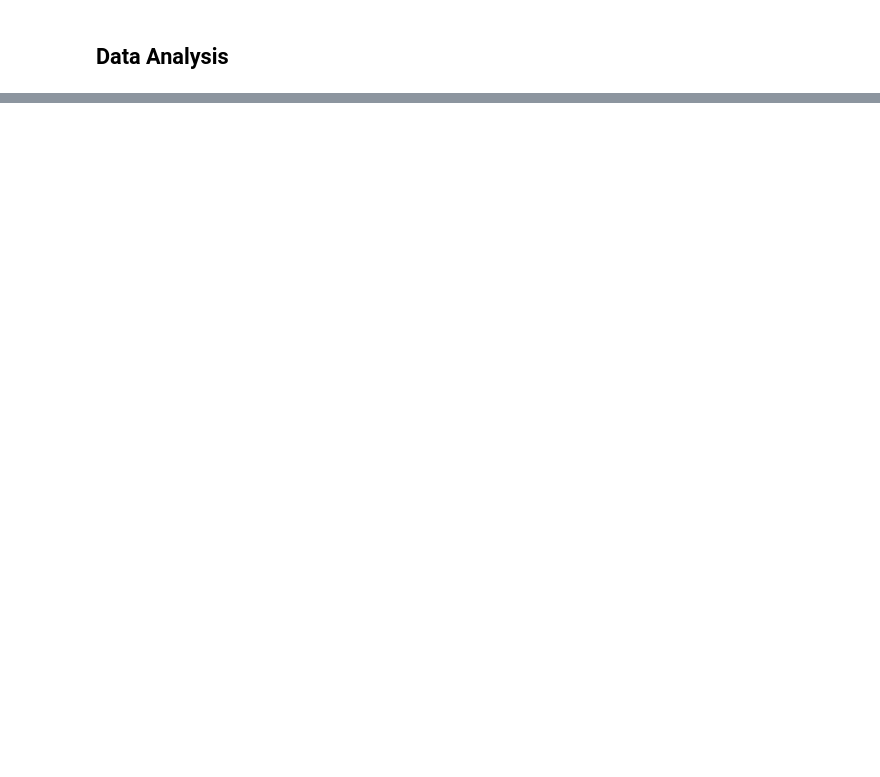
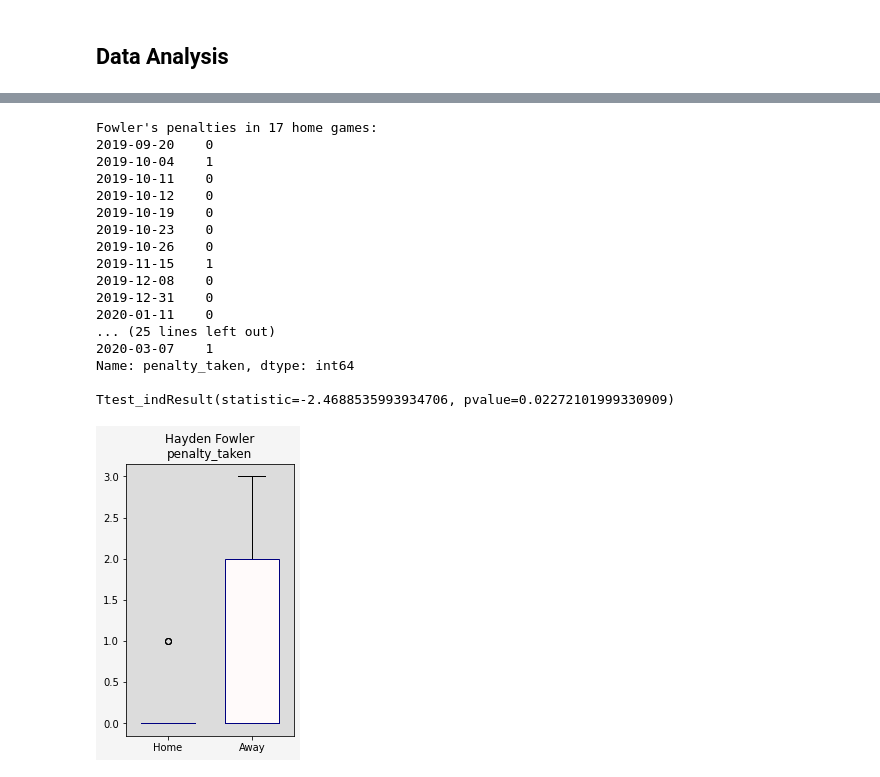
Before and after one commit to shawd420/Big-Data-Cup-2021, a Jupyter notebook: player_circadian_effect.ipynb, the cells around one changed output, grey strips where cells are left out. Drawn from its saved outputs; the diff is of its cells as text; code cells hidden in the pictures; blank space fills up the shorter version.

Commit message:
ttests for all indivudal player stats between homevaway games

```diff
--- a/player_circadian_effect.ipynb
+++ b/player_circadian_effect.ipynb
@@ -214,0 +177,23 @@ df_player_avg_diff
+# %%
+def draw_boxplot(sig_results, df_home, df_away, player_name):
+    for c in sig_results:
+        fig = plt.figure(figsize=(3,5))
+        fig.patch.set_facecolor('whitesmoke')
+        fig.add_subplot(111).patch.set_facecolor('gainsboro')
+        data = [df_home[c], df_away[c]]
+        ax = plt.boxplot(data,
+                            widths=0.65,
+#                             notch=True,
+                            boxprops=dict(color='navy'),
+                            medianprops=dict(color='navy'),
+                            patch_artist=True
+                        )
+        colors = ['gold', 'snow']
+        for patch, color in zip(ax['boxes'], colors):
+            patch.set_facecolor(color)
+        plt.title(player_name + '\n' + c)
+        plt.xticks([1,2], ['Home', 'Away'])
+        plt.show()
+        return fig
+#         fig.savefig(str('output/' + c + '_team'), dpi=fig.dpi)
+#         print(t_results[count])
@@ -214,0 +328,31 @@ df_player_avg_diff
+# %%
+stat = 'penalty_taken'
+df_tmp = pd.DataFrame.from_dict(players['Hayden Fowler'], orient='index')
+print('Fowler\'s penalties in ' + str(len(df_tmp[df_tmp['home']==1])) + ' home games:')
+print(df_tmp[df_tmp['home']==1][stat])
+print()
+print('Fowler\'s penalties in ' + str(len(df_tmp[df_tmp['home']==0])) + ' away games:')
+print(df_tmp[df_tmp['home']==0][stat])
+print()
+print(ttest_ind(df_tmp[df_tmp['home']==1][stat], df_tmp[df_tmp['home']==0][stat], equal_var=False))
+fig = draw_boxplot(['penalty_taken'], df_tmp[df_tmp['home']==1], df_tmp[df_tmp['home']==0], 'Hayden Fowler')
+fig.savefig(str('output/' + stat + '_' + 'Fowler'), dpi=fig.dpi)
+# %% [output]
+Fowler's penalties in 17 home games:
+2019-09-20    0
+2019-10-04    1
+2019-10-11    0
+2019-10-12    0
+2019-10-19    0
+2019-10-23    0
+2019-10-26    0
+2019-11-15    1
+2019-12-08    0
+2019-12-31    0
+2020-01-11    0
+... (25 lines left out)
+2020-03-07    1
+Name: penalty_taken, dtype: int64
+
+Ttest_indResult(statistic=-2.4688535993934706, pvalue=0.02272101999330909)
+[figure, added]
```
Also changed, not shown: parts of 16 cells of this notebook, 3 other files.
